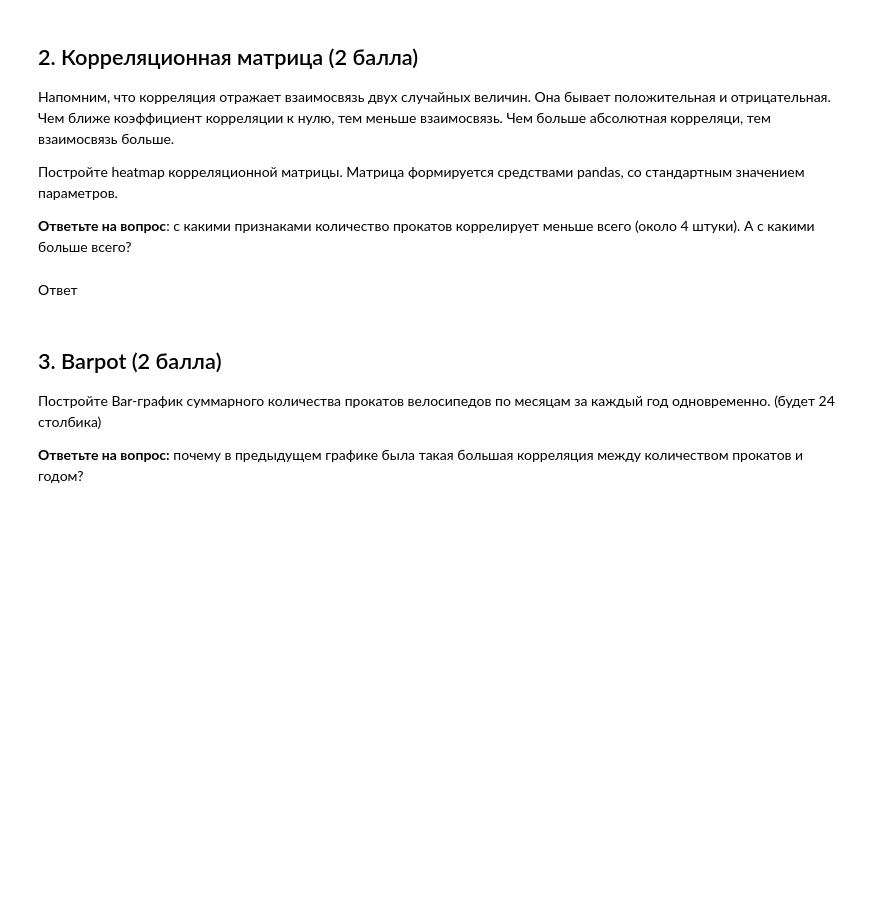
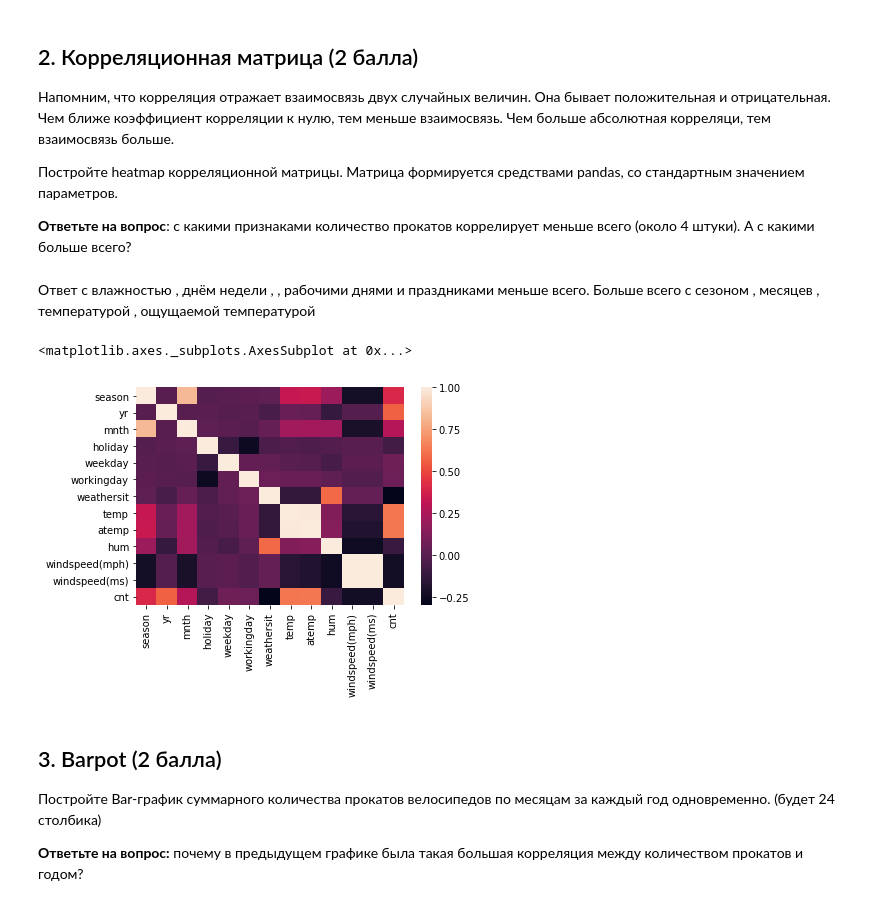
Before and after one commit to RobinGadik/it.sevenbits.ML, a Jupyter notebook: homework-03.ipynb, the cells around one changed output. Cells and saved outputs as stored; diff of their text form; code cells hidden in the pictures; blank space fills up the shorter version.

```diff
--- a/homework-03.ipynb
+++ b/homework-03.ipynb
@@ -92,8 +136,13 @@ _(чем больше значение, тем больше прокатов и
 Постройте heatmap корреляционной матрицы. Матрица формируется средствами pandas, со стандартным значением параметров.
 
 **Ответьте на вопрос**: с какими признаками количество прокатов коррелирует меньше всего (около 4 штуки). А с какими больше всего?
-# %% [markdown]
-Ответ
+# %% [markdown]
+Ответ c влажностью , днём недели , , рабочими днями и праздниками меньше всего. Больше всего с сезоном , месяцев , температурой , ощущаемой температурой
+# %%
+sns.heatmap(df.corr())
+# %% [output]
+<matplotlib.axes._subplots.AxesSubplot at 0x...>
+[figure, added]
 # %% [markdown]
 ## 3. Barpot (2 балла)
 
```
Also changed, not shown: parts of 28 cells of this notebook.
